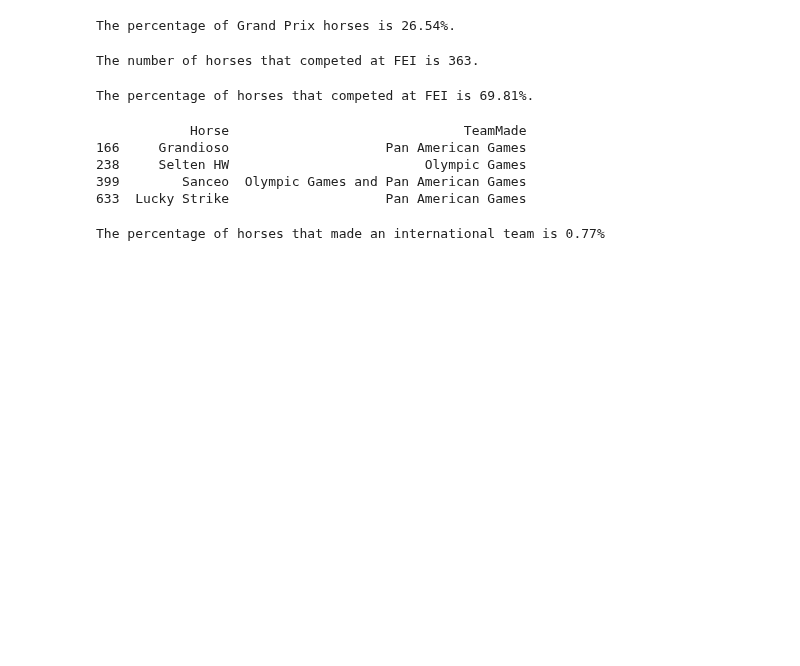
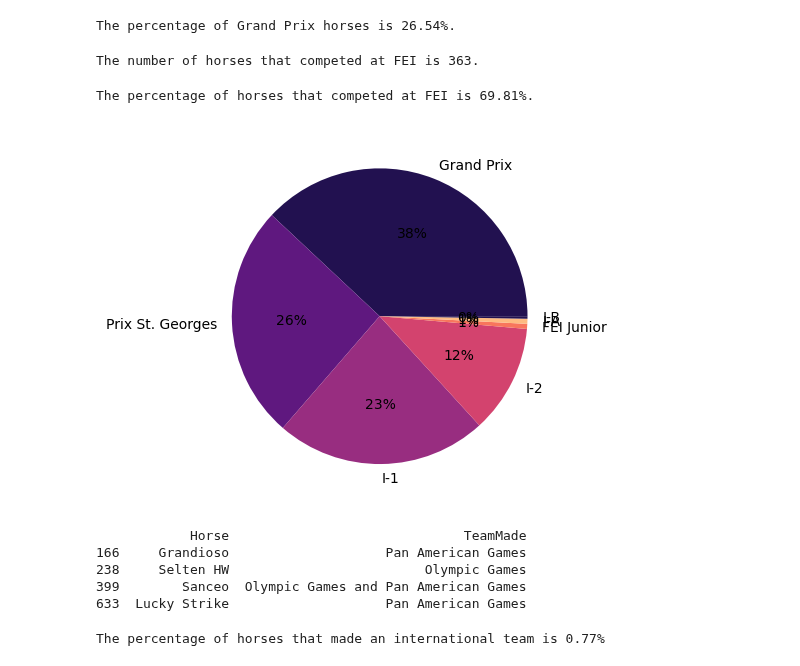
Before and after one commit to siobyrne/young-dressage-horse-program-analysis, a Jupyter notebook: younghorse.ipynb, the cells around one changed output. Drawn from its saved outputs; the diff is of its cells as text; code cells hidden in the pictures; blank space fills up the shorter version.

Commit message:
Import Seaborn, add initial bar charts for breeding data and pie chart for level breakdown

```diff
--- a/younghorse.ipynb
+++ b/younghorse.ipynb
@@ -163,6 +166,18 @@ fei_percentage = round(fei_percentage, 2)
 print(f"The percentage of horses that competed at FEI is {fei_percentage}%.")
 # %% [output]
 The percentage of horses that competed at FEI is 69.81%.
+# %%
+fei_level_groups = championship_df[(championship_df['HighestLevel'].isin(levels)) & (championship_df["Year"] <= 2019) &
+                             (championship_df["Division"].str.contains("USEF4|FEI5|FEI6"))]
+fei_level_groups = fei_level_groups.drop_duplicates(subset=['USDFNumber'])
+fei_level_groups = fei_level_groups["HighestLevel"].value_counts()
+
+palette_color = sns.color_palette('magma')
+
+plt.pie(fei_level_groups, labels=fei_level_groups.index, colors=palette_color, autopct='%.0f%%')
+plt.show()
+# %% [output]
+[figure, added]
 # %%
 # get a list of the horses that went on to make an international team (Pan American or Olympic Games)
 # that competed in the 4/5/6 year old divisions from 2002-2019
```
Also changed, not shown: parts of 16 cells of this notebook, 1 other file.
